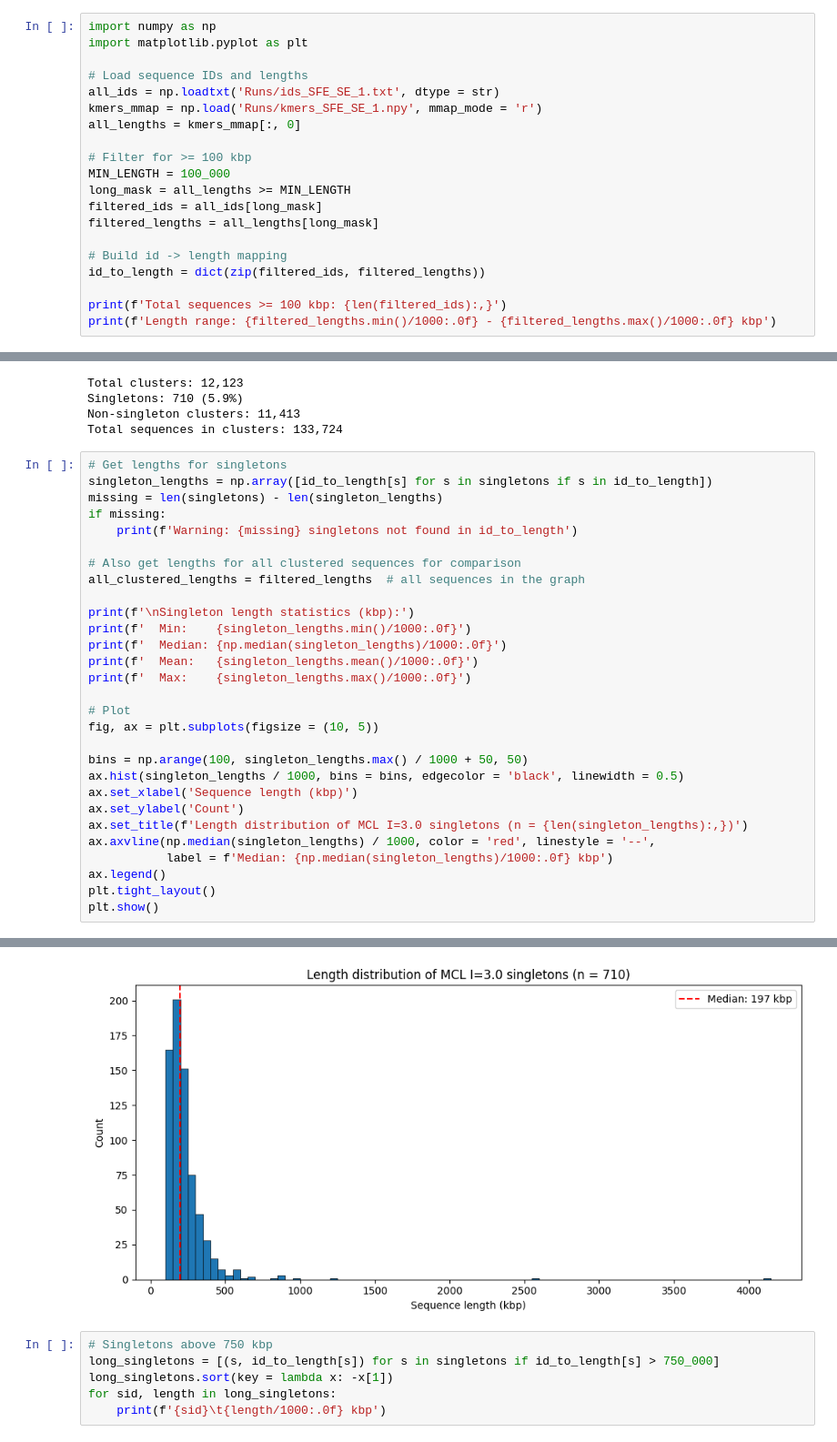
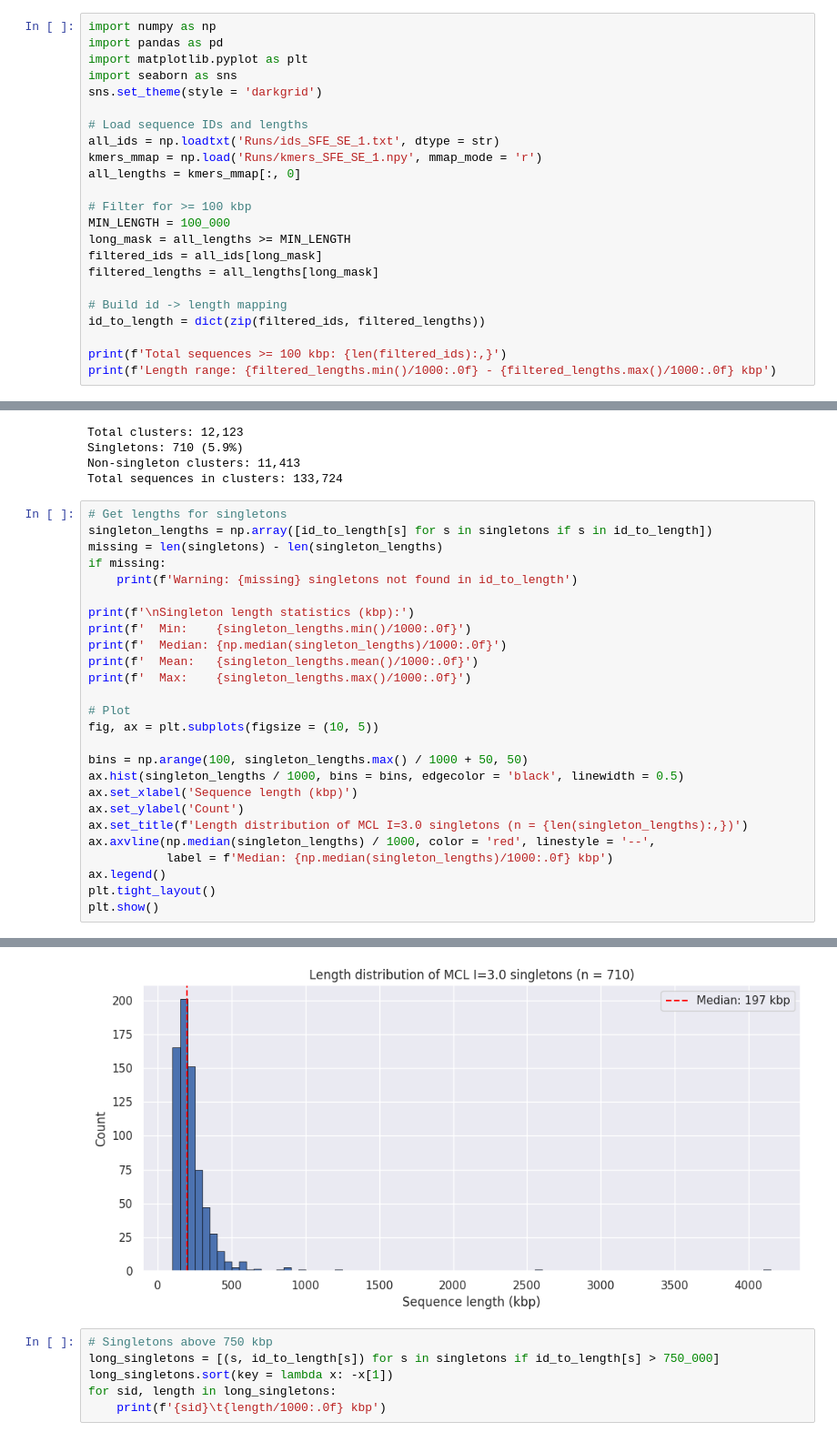
Before and after one commit to tnn111/Embedding, a Jupyter notebook: MCL.ipynb, the cells around one changed output, grey strips where cells are left out. Shown at 91% size. Cells and saved outputs as stored; diff of their text form.

```diff
--- a/MCL.ipynb
+++ b/MCL.ipynb
@@ -1,6 +1,9 @@
 # %%
 import numpy as np
+import pandas as pd
 import matplotlib.pyplot as plt
+import seaborn as sns
+sns.set_theme(style = 'darkgrid')
 
 # Load sequence IDs and lengths
 all_ids = np.loadtxt('Runs/ids_SFE_SE_1.txt', dtype = str)
@@ -47,37 +50,34 @@ Total sequences in clusters: 133,724
 singleton_lengths = np.array([id_to_length[s] for s in singletons if s in id_to_length])
 missing = len(singletons) - len(singleton_lengths)
 if missing:
     print(f'Warning: {missing} singletons not found in id_to_length')
-
-# Also get lengths for all clustered sequences for comparison
-all_clustered_lengths = filtered_lengths  # all sequences in the graph
 
 print(f'\nSingleton length statistics (kbp):')
 print(f'  Min:    {singleton_lengths.min()/1000:.0f}')
 print(f'  Median: {np.median(singleton_lengths)/1000:.0f}')
 print(f'  Mean:   {singleton_lengths.mean()/1000:.0f}')
 print(f'  Max:    {singleton_lengths.max()/1000:.0f}')
 
 # Plot
 fig, ax = plt.subplots(figsize = (10, 5))
 
 bins = np.arange(100, singleton_lengths.max() / 1000 + 50, 50)
 ax.hist(singleton_lengths / 1000, bins = bins, edgecolor = 'black', linewidth = 0.5)
 ax.set_xlabel('Sequence length (kbp)')
 ax.set_ylabel('Count')
 ax.set_title(f'Length distribution of MCL I=3.0 singletons (n = {len(singleton_lengths):,})')
 ax.axvline(np.median(singleton_lengths) / 1000, color = 'red', linestyle = '--',
            label = f'Median: {np.median(singleton_lengths)/1000:.0f} kbp')
 ax.legend()
 plt.tight_layout()
 plt.show()
 # %% [output]
 Singleton length statistics (kbp):
   Min:    100
   Median: 197
   Mean:   233
   Max:    4104
-[figure, old version]
+[figure, new version]
 # %%
 # Singletons above 750 kbp
 long_singletons = [(s, id_to_length[s]) for s in singletons if id_to_length[s] > 750_000]
```
Also changed, not shown: parts of 12 cells of this notebook, 3 other files.
